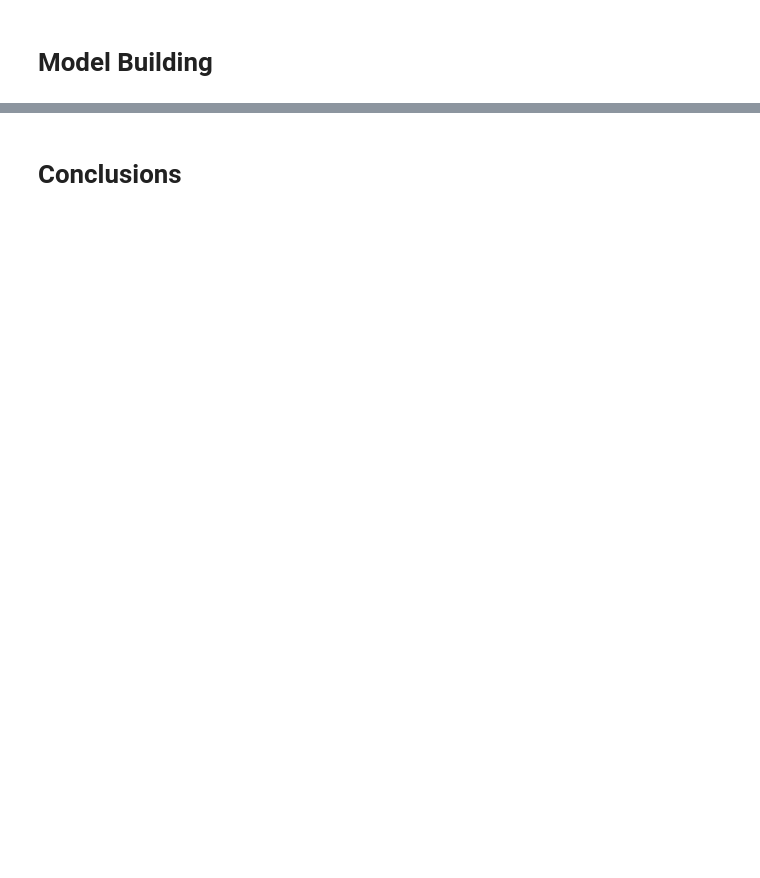
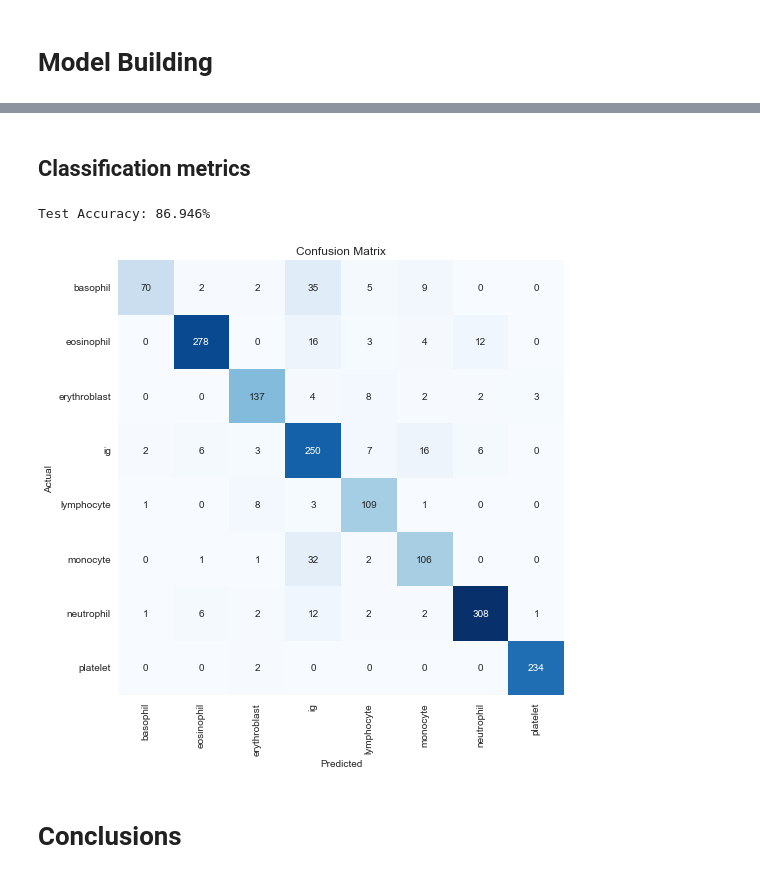
Before and after one commit to Gaurav0502/blood-cell-classification, a Jupyter notebook: notebooks/cnn_exploration.ipynb, the cells around one changed output, grey strips where cells are left out. Drawn from its saved outputs; the diff is of its cells as text; code cells hidden in the pictures; blank space fills up the shorter version.

```diff
--- a/notebooks/cnn_exploration.ipynb
+++ b/notebooks/cnn_exploration.ipynb
@@ -185,0 +265,26 @@ class ModelEvaluator:
+# %%
+class ModelEvaluator:
+
+    def __init__(self, base_model, train):
+        self.model = base_model
+        self.predictions = None
+        self.CLASS_NAMES = list(train.class_indices.keys())
+
+    def predict(self, test):
+        self.predictions = np.argmax(self.model.predict(test), axis=1)
+
+    def show_classification_report(self):
+        acc = accuracy_score(test.labels, self.predictions)
+        cm = tf.math.confusion_matrix(test.labels, self.predictions)
+        clr = classification_report(test.labels, self.predictions, target_names=self.CLASS_NAMES)
+
+        print("Test Accuracy: {:.3f}%".format(acc * 100))
+
+        plt.figure(figsize=(8, 8))
+        sns.heatmap(cm, annot=True, fmt='g', vmin=0, cmap='Blues', cbar=False)
+        plt.xticks(ticks= np.arange(8) + 0.5, labels=self.CLASS_NAMES, rotation=90)
+        plt.yticks(ticks= np.arange(8) + 0.5, labels=self.CLASS_NAMES, rotation=0)
+        plt.xlabel("Predicted")
+        plt.ylabel("Actual")
+        plt.title("Confusion Matrix")
+        plt.show()
@@ -185,0 +293,2 @@ class ModelEvaluator:
+# %%
+evaluator = ModelEvaluator(resnet50.model, resnet50.train)
@@ -186,2 +301,9 @@ class ModelEvaluator:
+# %% [markdown]
+## Classification metrics
+# %%
+evaluator.show_classification_report()
+# %% [output]
+Test Accuracy: 86.946%
+[figure, added]
 # %% [markdown]
 # Conclusions
```
Also changed, not shown: parts of 24 cells of this notebook.
